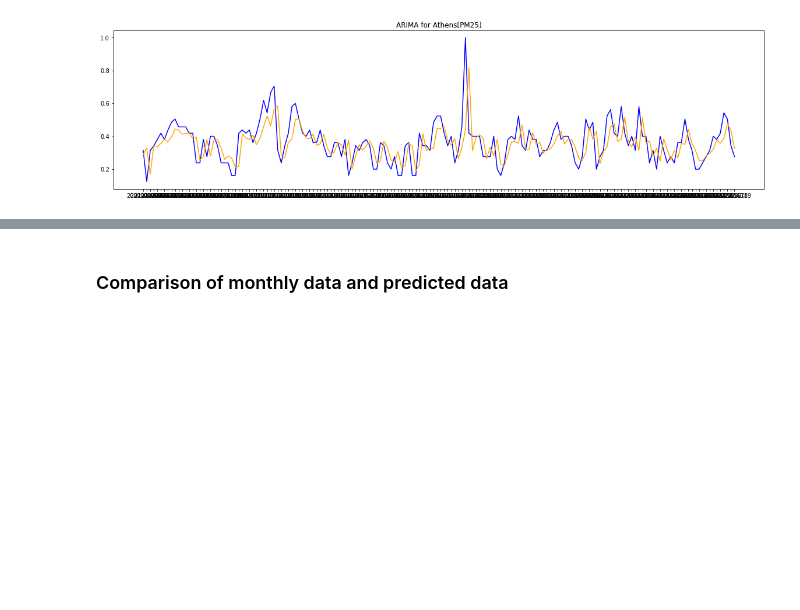
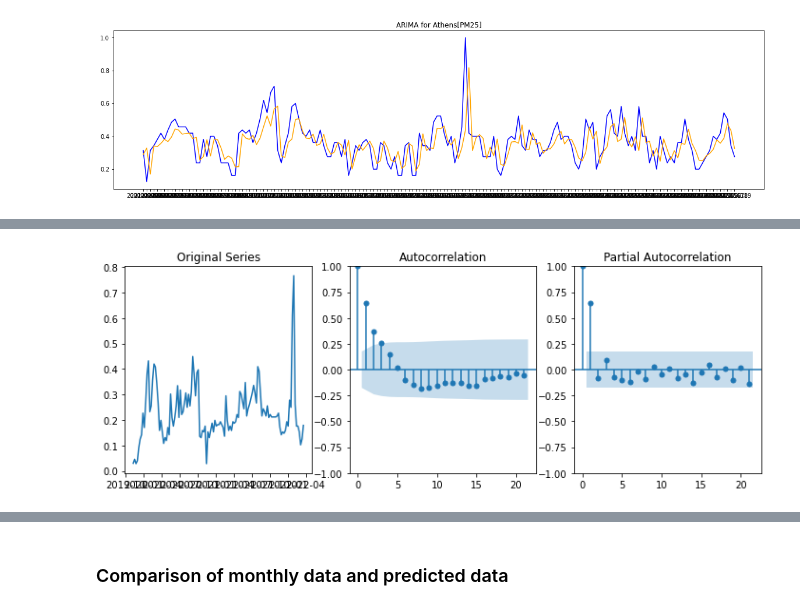
Before and after one commit to pbiti/Air-Pollution-Prediction_diploma-thesis, a Jupyter notebook: Athens/Athens_ARIMA.ipynb, the cells around one changed output, grey strips where cells are left out. Cells and saved outputs as stored; diff of their text form; code cells hidden in the pictures; blank space fills up the shorter version.

```diff
--- a/Athens/Athens_ARIMA.ipynb
+++ b/Athens/Athens_ARIMA.ipynb
@@ -449,0 +446,13 @@ def seasonal_split_ARIMA(data, params):
+# %%
+#SO2
+plt.rcParams.update({'figure.figsize':(12,4)})
+
+# Original Series
+fig, axes = plt.subplots(1, 3)
+axes[0].plot(Athens_weekly['so2']); axes[0].set_title('Original Series')
+plot_acf(Athens_weekly['so2'], ax=axes[1])
+plot_pacf(Athens_weekly['so2'], ax=axes[2])
+
+plt.show()
+# %% [output]
+[figure, added]
```
Also changed, not shown: parts of 20 cells of this notebook, 2 other files.
